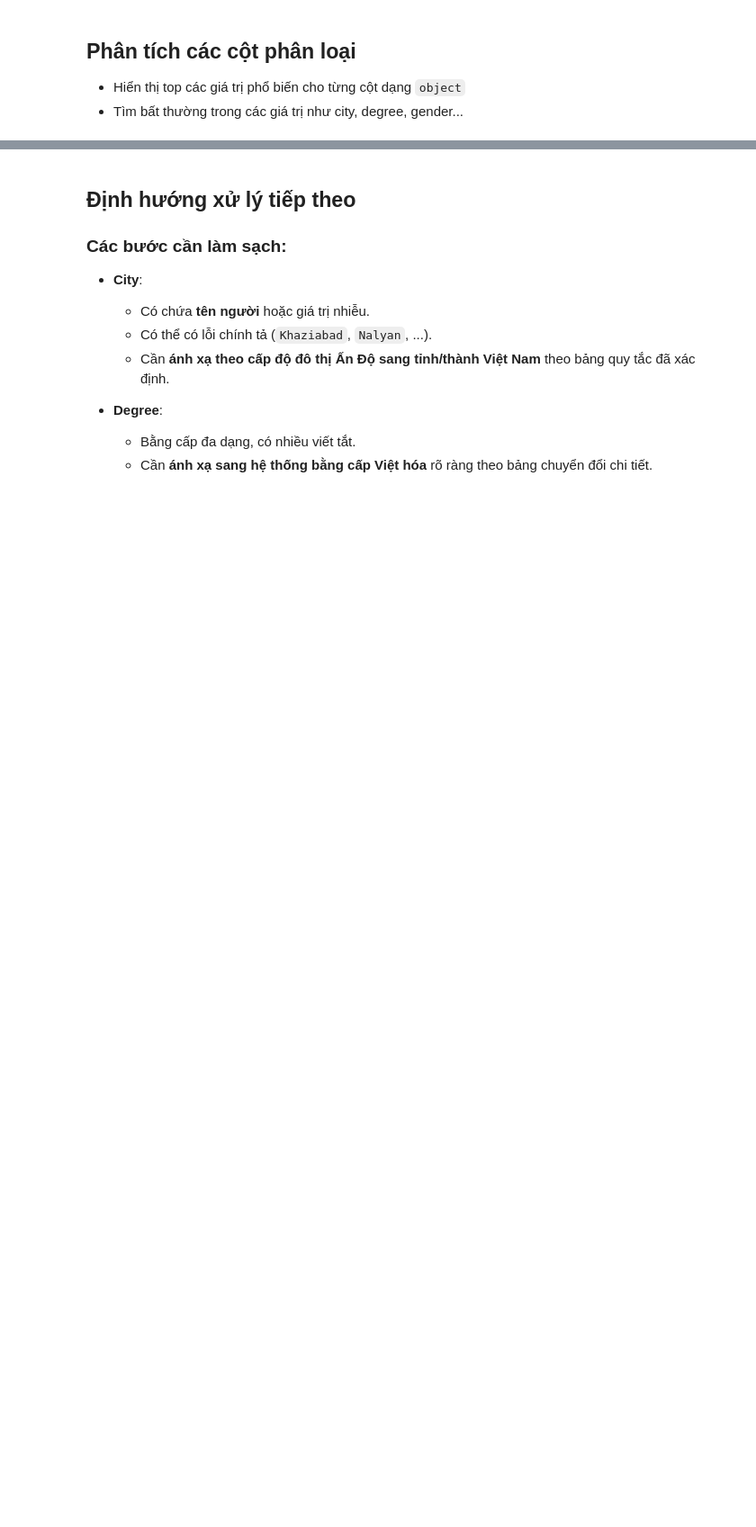
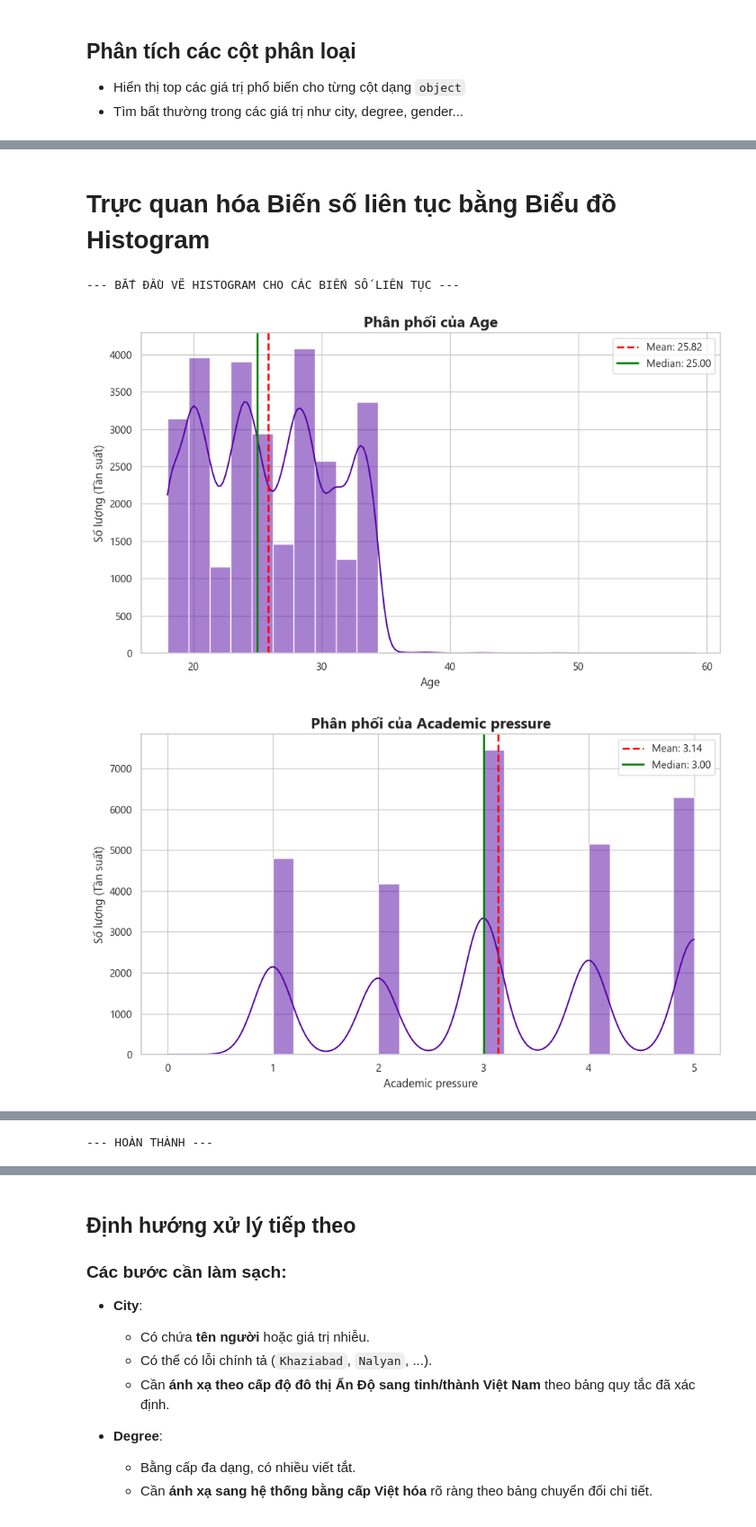
Before and after one commit to SharkUndead/web_depression, a Jupyter notebook: notebooks/00_overview.ipynb, the cells around one changed output, grey strips where cells are left out. Shown: that part at 90% size. Cells and saved outputs as stored; diff of their text form; code cells hidden in the pictures; blank space fills up the shorter version.

```diff
--- a/notebooks/00_overview.ipynb
+++ b/notebooks/00_overview.ipynb
@@ -8,10 +8,11 @@
 - Định hướng cho bước làm sạch ở `01_data_cleaning.ipynb`.
 # %%
 import pandas as pd
-
+import matplotlib.pyplot as plt
+import seaborn as sns
 # Đọc dữ liệu gốc
 df = pd.read_csv("../data/raw/Student Depression Dataset.csv")
-
+sns.set_theme(style="whitegrid", palette="viridis")
 # Xem kích thước
 print("Kích thước dữ liệu:", df.shape)
 
@@ -77,7 +78,7 @@ df.describe()
 - Hiển thị top các giá trị phổ biến cho từng cột dạng `object`
 - Tìm bất thường trong các giá trị như city, degree, gender...
 # %%
-cat_cols = df.select_dtypes(include='object').columns
+cat_cols = df.columns
 
 for col in cat_cols:
     print(f"\n🔸 {col} (unique: {df[col].nunique()}):")
@@ -102,0 +104,61 @@ Name: count, dtype: int64
+# %% [markdown]
+# Trực quan hóa Biến số liên tục bằng Biểu đồ Histogram
+# %%
+
+# Giả sử bạn đã đọc dữ liệu vào DataFrame df
+# df = pd.read_csv(...)
+
+# Thiết lập style chung cho các biểu đồ
+sns.set_theme(style="whitegrid", palette="plasma") # Đổi sang một palette màu khác
+plt.rcParams['font.family'] = 'Segoe UI'
+
+# --- Bắt đầu phần code vẽ biểu đồ ---
+
+# 1. Liệt kê ĐẦY ĐỦ các cột số bạn muốn phân tích
+# (Bao gồm cả các cột thang điểm 1-5)
+numeric_cols = [
+    'Age',
+    'Academic Pressure',
+    'Work Pressure',
+    'CGPA',
+    'Study Satisfaction',
+    'Job Satisfaction',
+    'Work/Study Hours',
+    'Financial Stress',
+
+]
+
+print("--- BẮT ĐẦU VẼ HISTOGRAM CHO CÁC BIẾN SỐ LIÊN TỤC ---")
+
+# 2. Dùng một vòng lặp duy nhất để vẽ cho tất cả các cột
+for col in numeric_cols:
+    plt.figure(figsize=(9.5, 5.8))
+
+    # Vẽ histogram với đường cong mật độ (KDE)
+    sns.histplot(data=df, x=col, kde=True, bins=25)
+
+    # --- CẢI TIẾN: Thêm đường Mean và Median vào biểu đồ ---
+    # Tính toán giá trị trung bình và trung vị
+    mean_value = df[col].mean()
+    median_value = df[col].median()
+
+    # Vẽ các đường thẳng đứng để đánh dấu
+    plt.axvline(mean_value, color='red', linestyle='--', linewidth=2, label=f'Mean: {mean_value:.2f}')
+    plt.axvline(median_value, color='green', linestyle='-', linewidth=2, label=f'Median: {median_value:.2f}')
+
+    # Hiển thị chú thích cho các đường vừa vẽ
+    plt.legend()
+
+    # Đặt tiêu đề và nhãn cho các trục
+    plt.title(f'Phân phối của {col.replace("_", " ").capitalize()}', fontsize=16, weight='bold')
+    plt.xlabel(col.replace("_", " ").capitalize(), fontsize=12)
+    plt.ylabel('Số lượng (Tần suất)', fontsize=12)
+
+    plt.tight_layout()
+    plt.show()
+
+print("--- HOÀN THÀNH ---")
+# %% [output]
+--- BẮT ĐẦU VẼ HISTOGRAM CHO CÁC BIẾN SỐ LIÊN TỤC ---
+[figure, added]
+[figure, added]
@@ -102,0 +171 @@ Name: count, dtype: int64
+--- HOÀN THÀNH ---
```
Also changed, not shown: parts of 4 cells of this notebook, 17 other files.
